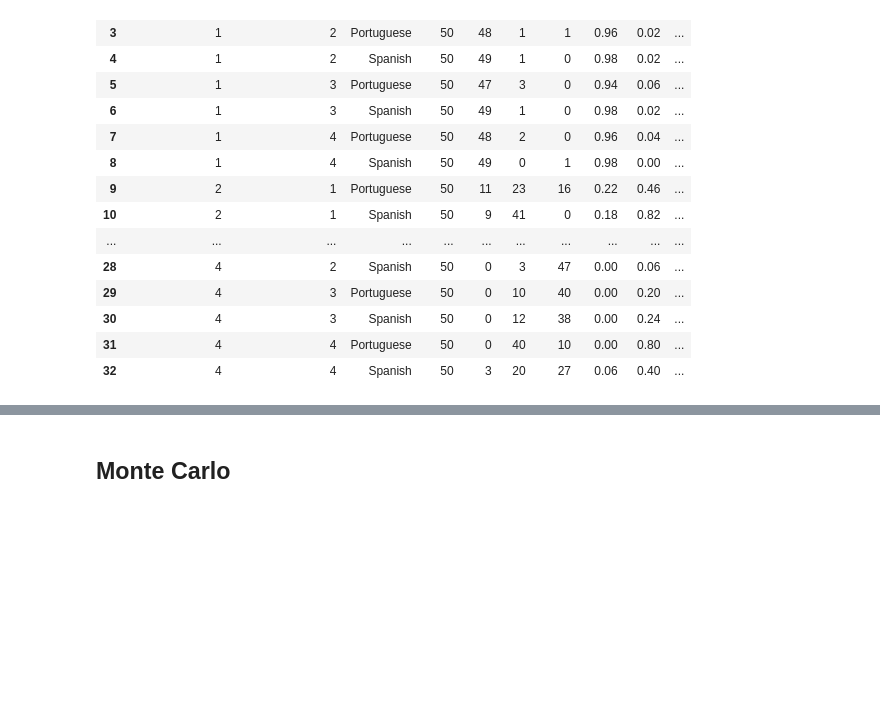
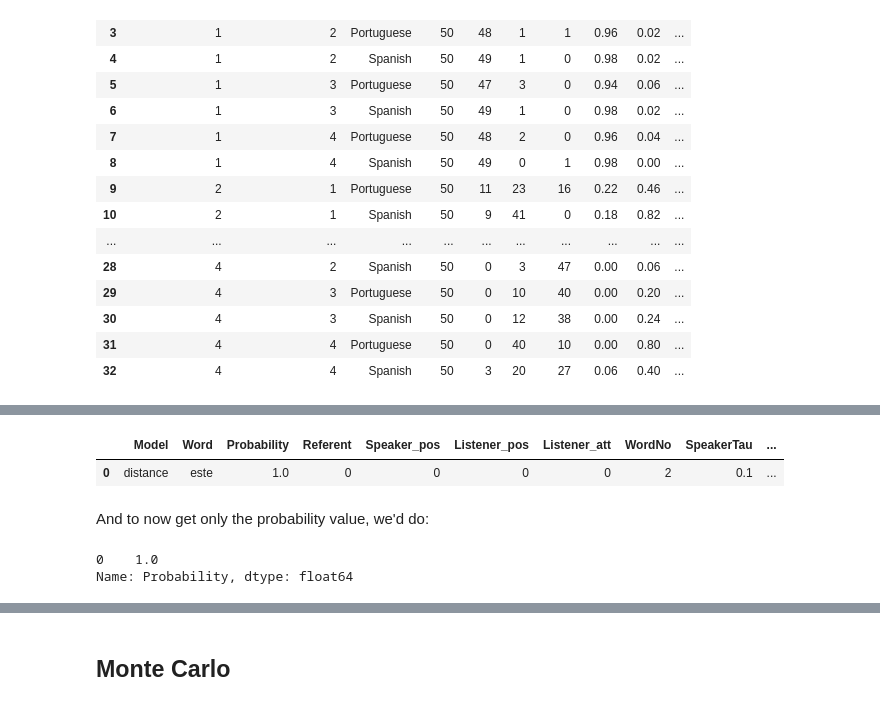
Before and after one commit to marieke-woensdregt/demonstratives_model, a Jupyter notebook: model-fitting.ipynb, the cells around one changed output, grey strips where cells are left out. Saved outputs shown, nothing was run; the diff lists cells and outputs as text; code cells hidden in the pictures; blank space fills up the shorter version.

```diff
--- a/model-fitting.ipynb
+++ b/model-fitting.ipynb
@@ -71,0 +105,16 @@ data_exp_1_three_system
+# %%
+relevant_row = model_predictions[model_predictions["Model"]=="distance"][model_predictions["Word"]=="este"][model_predictions["Referent"]==0][model_predictions["Listener_pos"]==0][model_predictions["WordNo"]==2][model_predictions["SpeakerTau"]==0.1][model_predictions["ListenerTau"]==0.1]
+
+relevant_row
+# %% [output]
+|  | Model | Word | Probability | Referent | Speaker_pos | Listener_pos | Listener_att | WordNo | SpeakerTau | ... |
+| 0 | distance | este | 1.0 | 0 | 0 | 0 | 0 | 2 | 0.1 | ... |
+# %% [markdown]
+And to now get only the probability value, we'd do:
+# %%
+prob_of_este = relevant_row["Probability"]
+
+prob_of_este
+# %% [output]
+0    1.0
+Name: Probability, dtype: float64
```
Also changed, not shown: parts of 9 cells of this notebook.
